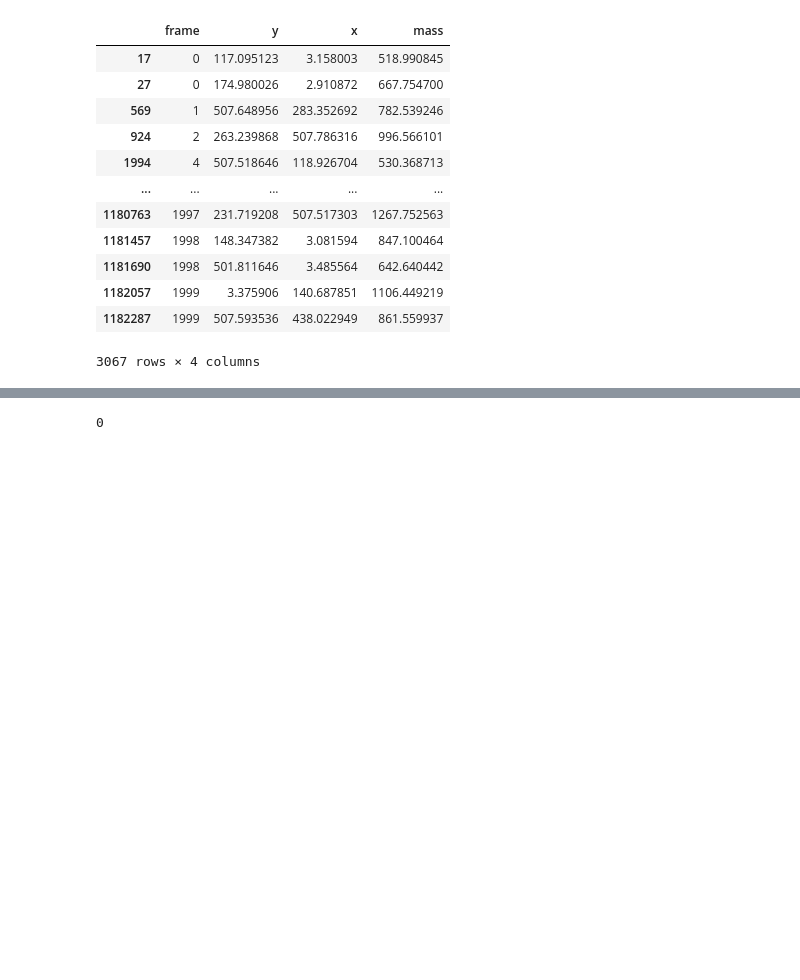
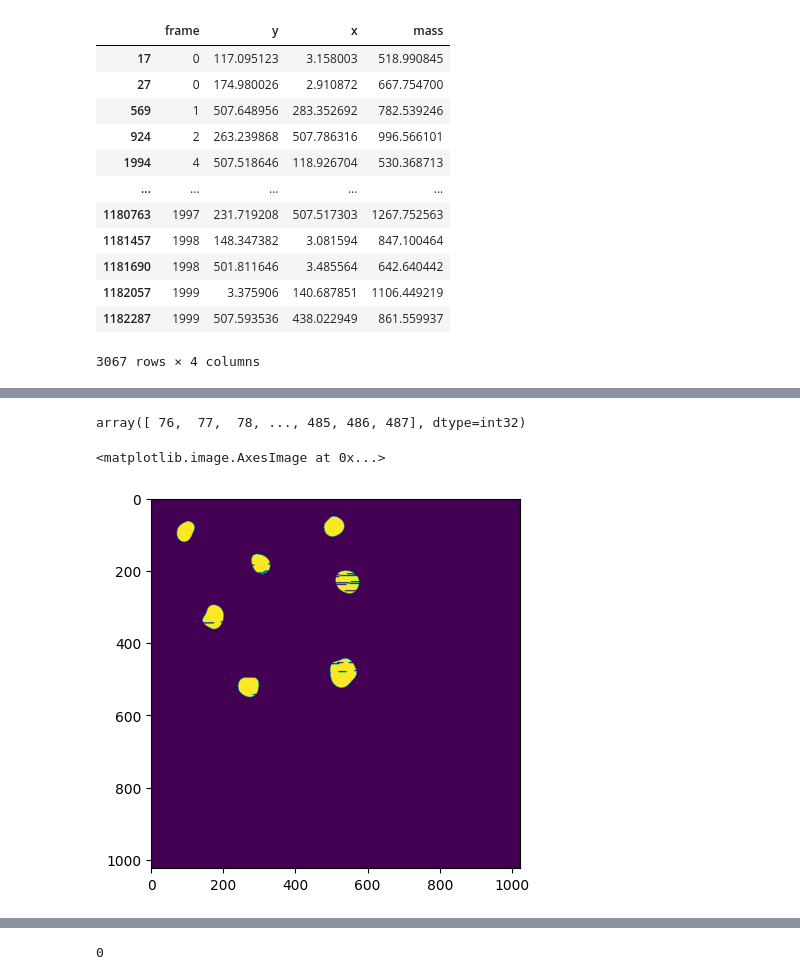
Before and after one commit to amfaber/tracking_optimizations, a Jupyter notebook: gpu-tracking/testing/explore.ipynb, the cells around one changed output, grey strips where cells are left out. Cells and saved outputs as stored; diff of their text form; code cells hidden in the pictures; blank space fills up the shorter version.

```diff
--- a/gpu-tracking/testing/explore.ipynb
+++ b/gpu-tracking/testing/explore.ipynb
@@ -193,0 +214,2 @@ data = data[:, :2]
+# %%
+found_in_first_sigma = data[data[:, 2].view("float32")/np.sqrt(2) == 10, :2]
@@ -193,0 +226,15 @@ data = data[:, :2]
+# %%
+pic = np.zeros((1024, 1024))
+# %%
+pic[found_in_first_sigma] = 1
+# %%
+found_in_first_sigma[:, 0]
+# %% [output]
+array([ 76,  77,  78, ..., 485, 486, 487], dtype=int32)
+# %%
+pic[found_in_first_sigma[:, 0], found_in_first_sigma[:, 1]] = 1
+# %%
+plt.imshow(pic)
+# %% [output]
+<matplotlib.image.AxesImage at 0x...>
+[figure, added]
```
Also changed, not shown: parts of 13 cells of this notebook, 15 other files.
